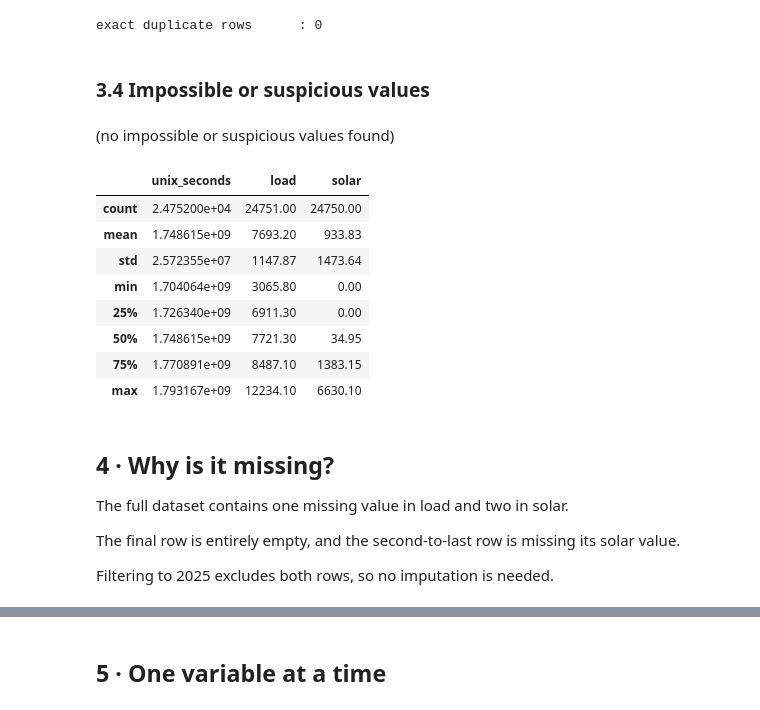
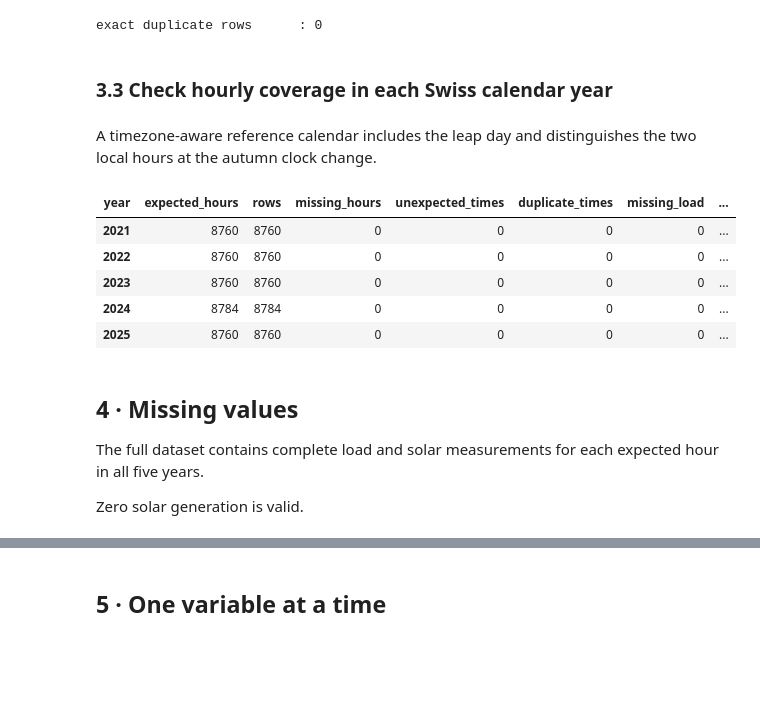
Before and after one commit to Aleksendric-Luka/dspro01_hs26_group-02-, a Jupyter notebook: notebooks/01_data_understanding_energy.ipynb, the cells around one changed output, grey strips where cells are left out. Cells and saved outputs as stored; diff of their text form; code cells hidden in the pictures; blank space fills up the shorter version.

Commit message:
New Datasets from 2021-2025, adjusted Notebooks

```diff
--- a/notebooks/01_data_understanding_energy.ipynb
+++ b/notebooks/01_data_understanding_energy.ipynb
@@ -38,8 +45,14 @@ seaborn 0.13.2
 # %% [markdown]
 ## 1 · Load the data
 # %%
-df = pd.read_csv("../data/raw data/energy-data.csv")
+input_file = root / "data" / "raw data" / "energy-data_2021-2025.csv"
+df = pd.read_csv(input_file, usecols=["unix_seconds", "load", "solar"])
+local_time = pd.to_datetime(df["unix_seconds"], unit="s", utc=True).dt.tz_convert(zone)
+training = df.loc[(local_time >= study_start) & (local_time < test_start)].copy()
+training["local_time"] = local_time.loc[training.index]
+training["year"] = training["local_time"].dt.year
+training["hour"] = training["local_time"].dt.hour
 
-print(f"{df.shape[0]:,} rows x {df.shape[1]} columns")
-df.head()
+print(f"Raw records: {len(df):,}; training-period records: {len(training):,}")
+display(df.head())
 # %% [output]
@@ -104,29 +115,43 @@ print("exact duplicate rows      :", df.duplicated().sum())
 # %% [output]
 exact duplicate rows      : 0
 # %% [markdown]
-### 3.4 Impossible or suspicious values
+### 3.3 Check hourly coverage in each Swiss calendar year
 # %% [markdown]
-(no impossible or suspicious values found)
+A timezone-aware reference calendar includes the leap day and distinguishes the two local hours at the autumn clock change.
 # %%
-df.describe().round(2)
+quality = []
+for year in range(study_start.year, study_end.year):
+    expected = pd.date_range(f"{year}-01-01", f"{year + 1}-01-01",
+                             freq="h", tz=zone, inclusive="left")
+    mask = local_time.dt.year.eq(year)
+    actual = pd.DatetimeIndex(local_time.loc[mask])
+    quality.append({
+        "year": year, "expected_hours": len(expected), "rows": len(actual),
+        "missing_hours": len(expected.difference(actual)),
+        "unexpected_times": len(actual.difference(expected)),
+        "duplicate_times": int(actual.duplicated().sum()),
+        "missing_load": int(df.loc[mask, "load"].isna().sum()),
+        "missing_solar": int(df.loc[mask, "solar"].isna().sum()),
+    })
+
+quality = pd.DataFrame(quality).set_index("year")
+display(quality.rename_axis(index=None, columns="year"))
+in_period = (local_time >= study_start) & (local_time < study_end)
+if not in_period.all() or quality.drop(columns=["expected_hours", "rows"]).to_numpy().any():
+    raise ValueError("Review timestamp coverage and missing values in the raw download.")
 # %% [output]
-|  | unix_seconds | load | solar |
-| count | 2.475200e+04 | 24751.00 | 24750.00 |
-| mean | 1.748615e+09 | 7693.20 | 933.83 |
-| std | 2.572355e+07 | 1147.87 | 1473.64 |
-| min | 1.704064e+09 | 3065.80 | 0.00 |
-| 25% | 1.726340e+09 | 6911.30 | 0.00 |
-| 50% | 1.748615e+09 | 7721.30 | 34.95 |
-| 75% | 1.770891e+09 | 8487.10 | 1383.15 |
-| max | 1.793167e+09 | 12234.10 | 6630.10 |
+| year | expected_hours | rows | missing_hours | unexpected_times | duplicate_times | missing_load | ... |
+| 2021 | 8760 | 8760 | 0 | 0 | 0 | 0 | ... |
+| 2022 | 8760 | 8760 | 0 | 0 | 0 | 0 | ... |
+| 2023 | 8760 | 8760 | 0 | 0 | 0 | 0 | ... |
+| 2024 | 8784 | 8784 | 0 | 0 | 0 | 0 | ... |
+| 2025 | 8760 | 8760 | 0 | 0 | 0 | 0 | ... |
 # %% [markdown]
-## 4 · Why is it missing?
+## 4 · Missing values
 
-The full dataset contains one missing value in load and two in solar.
+The full dataset contains complete load and solar measurements for each expected hour in all five years.
 
-The final row is entirely empty, and the second-to-last row is missing its solar value.
-
-Filtering to 2025 excludes both rows, so no imputation is needed.
+Zero solar generation is valid.
 # %%
 missing
 # %% [output]
```
Also changed, not shown: parts of 16 cells of this notebook, 25 other files.
